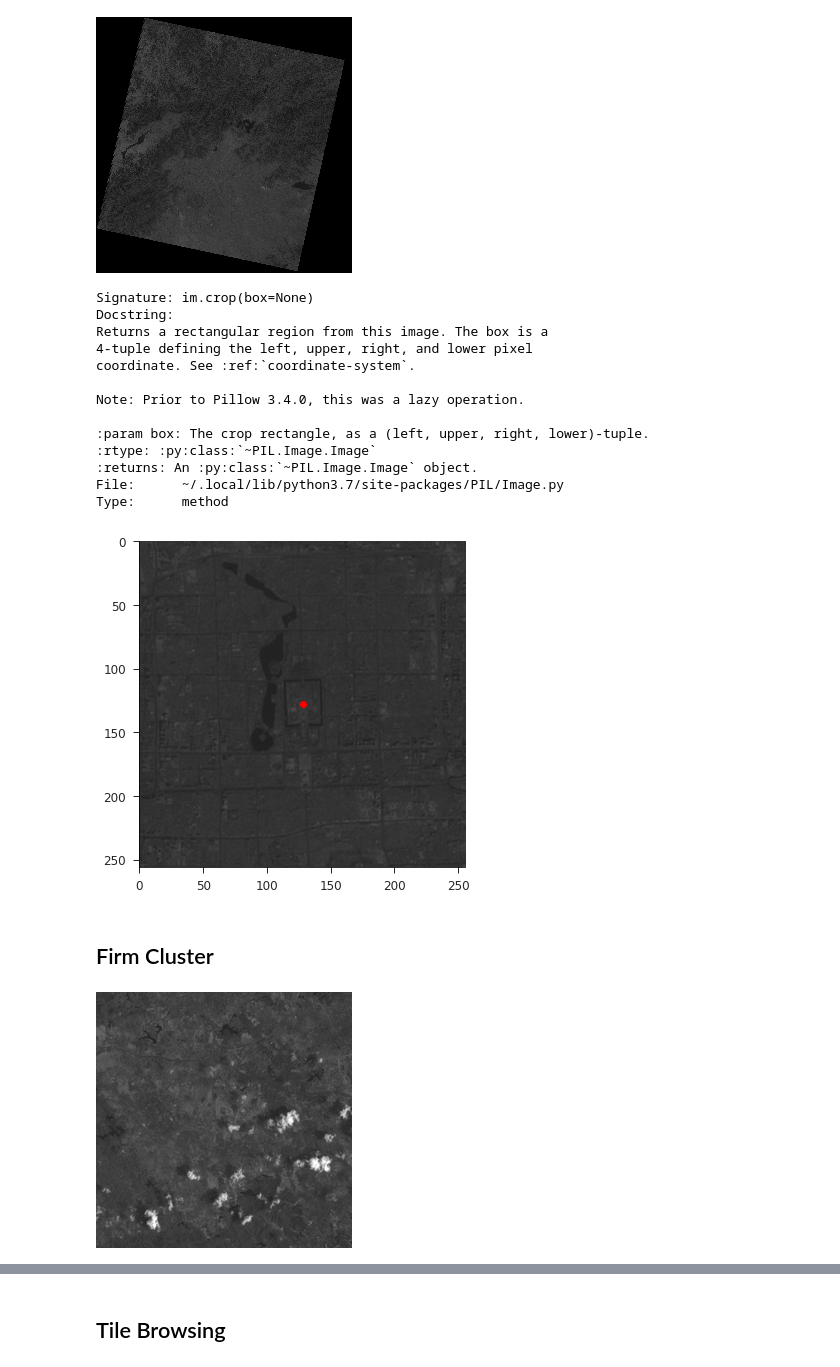
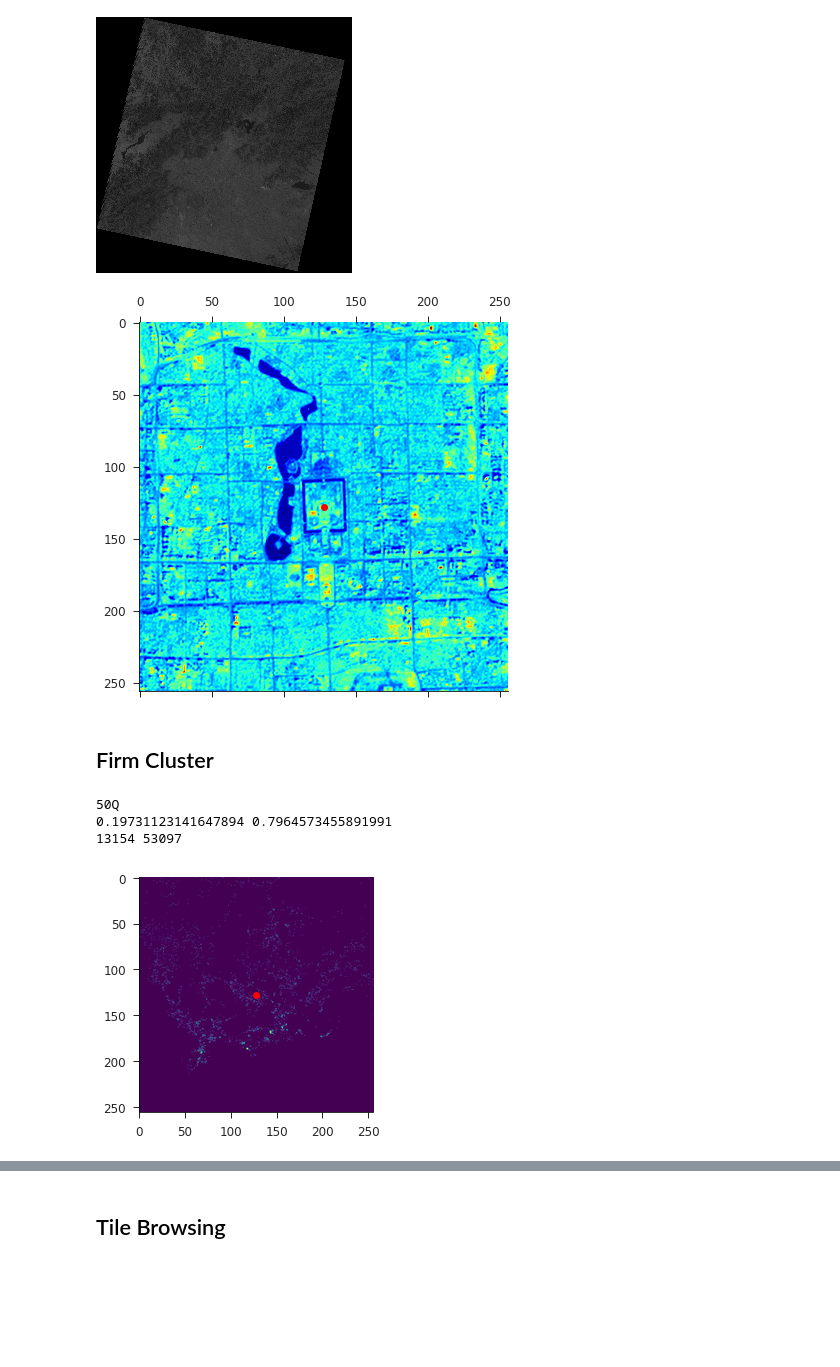
Before and after one commit to iamlemec/landsat, a Jupyter notebook: satellite.ipynb, the cells around one changed output, grey strips where cells are left out. Cells and saved outputs as stored; diff of their text form; code cells hidden in the pictures; blank space fills up the shorter version.

```diff
--- a/satellite.ipynb
+++ b/satellite.ipynb
@@ -128,30 +128,14 @@ def regularize(image, wins_lo=0.01, wins_hi=0.99, chop=True):
     vlo, vhi = np.quantile(arr, [wins_lo, wins_hi])
     mat = np.clip(arr, vlo, vhi).reshape(image.size)
     return Image.fromarray(mat)
-# %%
-im.crop?
-# %% [output]
-Signature: im.crop(box=None)
-Docstring:
-Returns a rectangular region from this image. The box is a
-4-tuple defining the left, upper, right, and lower pixel
-coordinate. See :ref:`coordinate-system`.
-
-Note: Prior to Pillow 3.4.0, this was a lazy operation.
-
-:param box: The crop rectangle, as a (left, upper, right, lower)-tuple.
-:rtype: :py:class:`~PIL.Image.Image`
-:returns: An :py:class:`~PIL.Image.Image` object.
-File:      ~/.local/lib/python3.7/site-packages/PIL/Image.py
-Type:      method
 # %%
 size = 256
 fig, ax = plt.subplots(figsize=(6, 6))
-tile = location_tools.extract_tile_once(x_lon, x_lat, index, rad=256, size=size, proj=proj, resample=Image.LANCZOS)
-ax.imshow(tile, cmap=cm.jet, origin='upper', interpolation='lanczos')
+tile = location_tools.extract_satelite_tile(x_lon, x_lat, index, rad=256, size=size, proj=proj, resample=Image.LANCZOS)
+ax.matshow(tile, cmap=cm.jet, origin='upper', interpolation='lanczos')
 ax.scatter([size/2], [size/2], c='r');
 # %% [output]
-[figure, old version]
+[figure, new version]
 # %% [markdown]
 ## Firm Cluster
 # %%
@@ -167,14 +151,12 @@ census['id'] = census['id'].astype(np.int)
 # %%
 utm_info = pd.read_csv('meta/utm_centers.csv', index_col='utm')
 # %%
-fidx = 271272 # huawei
-finfo = census[census['id']==fidx].iloc[0]
-location_tools.find_scene(finfo['lon_bd09'], finfo['lat_bd09'], index)
-tile = location_tools.extract_tile_once(finfo['lon_bd09'], finfo['lat_bd09'], index, rad=512, size=256, proj='bd-09')
-# tile = regularize(tile)
-#fig, ax = plt.subplots(figsize=(8, 8))
-#ax.matshow(tile, origin='upper', interpolation='spline36')
-#ax.scatter([size/2], [size/2], c='r');
-tile
+im = location_tools.extract_density_tile(finfo['lon_bd09'], finfo['lat_bd09'], rad=2048, size=256, proj='bd-09')
+fig, ax = plt.subplots()
+ax.imshow(np.asarray(im), origin='upper', interpolation='lanczos')
+ax.scatter([128], [128], c='r');
 # %% [output]
+50Q
+0.19731123141647894 0.7964573455891991
+13154 53097
-[figure, old version]
+[figure, new version]
```
Also changed, not shown: parts of 10 cells of this notebook, 14 other files.
